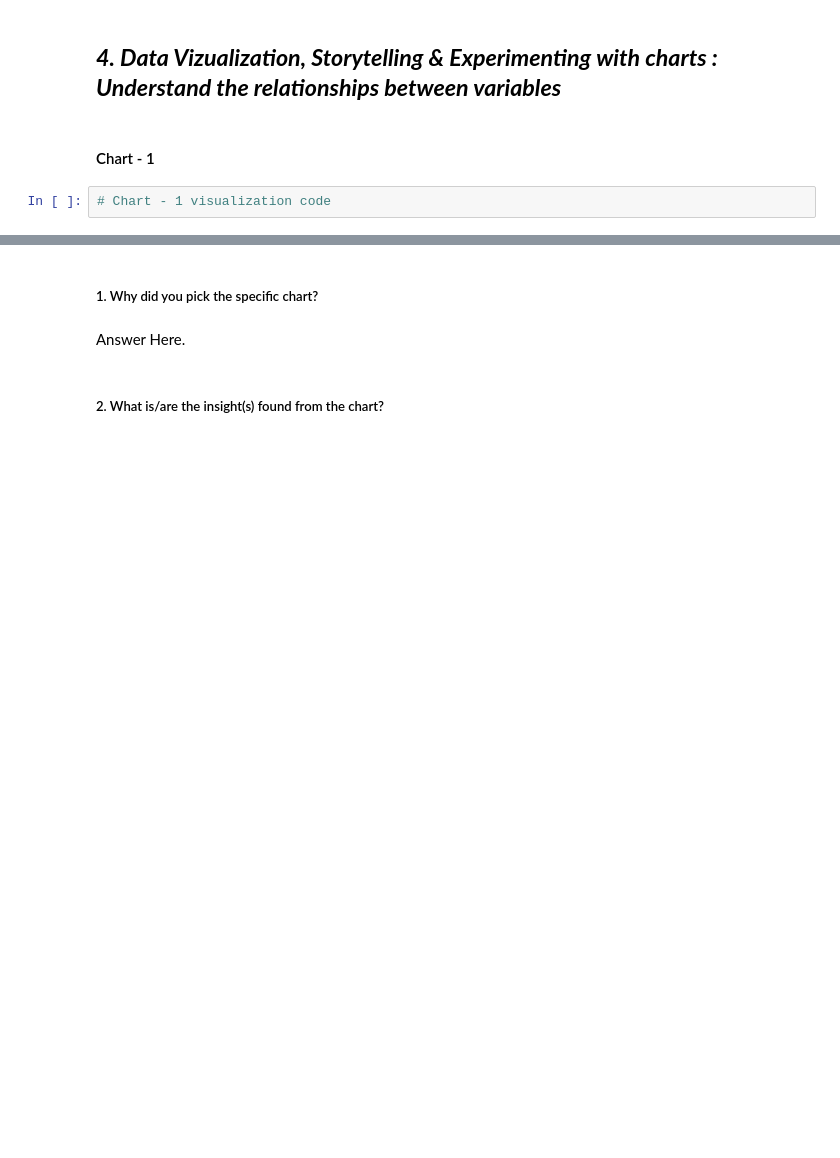
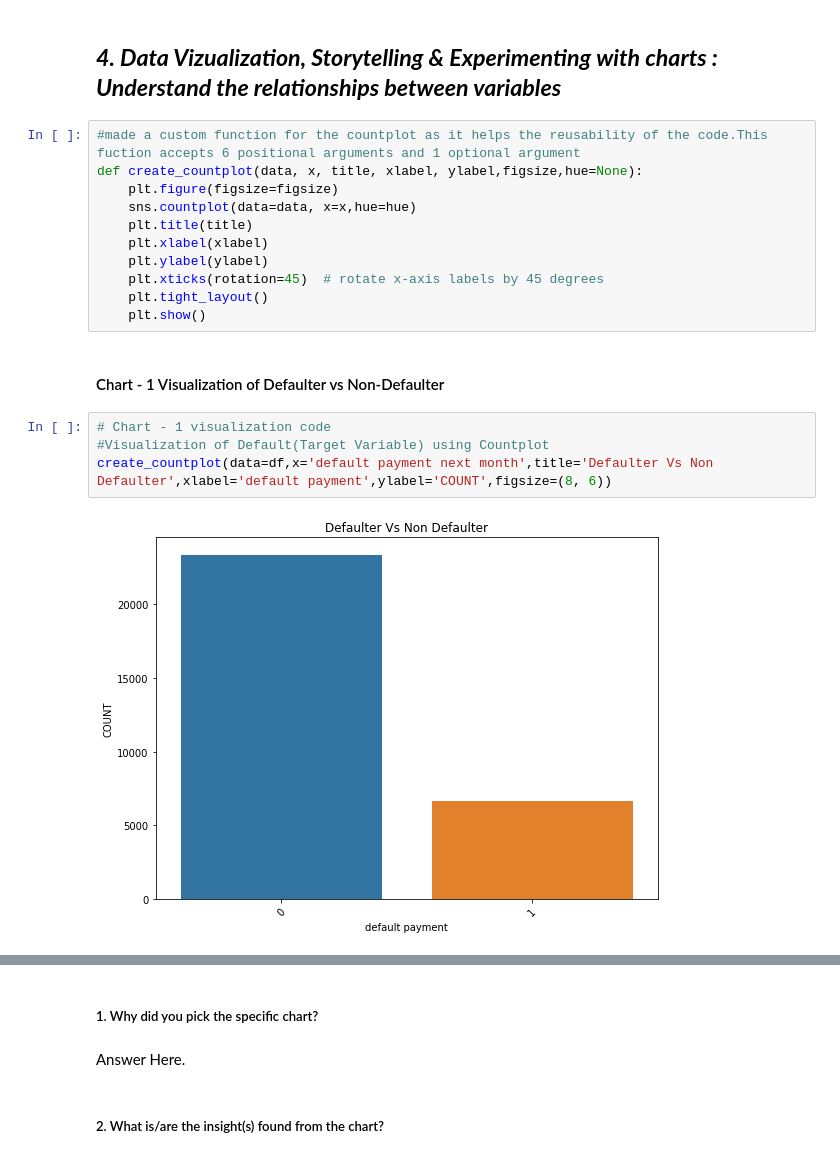
Before and after one commit to Asif-PA/CreditCardDefaultPrediction, a Jupyter notebook: AsifPA_CreditCardDefaultPrediction.ipynb, the cells around one changed output, grey strips where cells are left out. Saved outputs shown, nothing was run; the diff lists cells and outputs as text; blank space fills up the shorter version.

```diff
--- a/AsifPA_CreditCardDefaultPrediction.ipynb
+++ b/AsifPA_CreditCardDefaultPrediction.ipynb
@@ -332,6 +462,21 @@ Answer Here.
 # %% [markdown]
 ## ***4. Data Vizualization, Storytelling & Experimenting with charts : Understand the relationships between variables***
+# %%
+#made a custom function for the countplot as it helps the reusability of the code.This fuction accepts 6 positional arguments and 1 optional argument
+def create_countplot(data, x, title, xlabel, ylabel,figsize,hue=None):
+    plt.figure(figsize=figsize)
+    sns.countplot(data=data, x=x,hue=hue)
+    plt.title(title)
+    plt.xlabel(xlabel)
+    plt.ylabel(ylabel)
+    plt.xticks(rotation=45)  # rotate x-axis labels by 45 degrees
+    plt.tight_layout()
+    plt.show()
 # %% [markdown]
-#### Chart - 1
+#### Chart - 1 Visualization of Defaulter vs Non-Defaulter
-# %%
-# Chart - 1 visualization code
+# %%
+# Chart - 1 visualization code
+#Visualization of Default(Target Variable) using Countplot
+create_countplot(data=df,x='default payment next month',title='Defaulter Vs Non Defaulter',xlabel='default payment',ylabel='COUNT',figsize=(8, 6))
+# %% [output]
+[figure, added]
```
Also changed, not shown: parts of 92 cells of this notebook.
